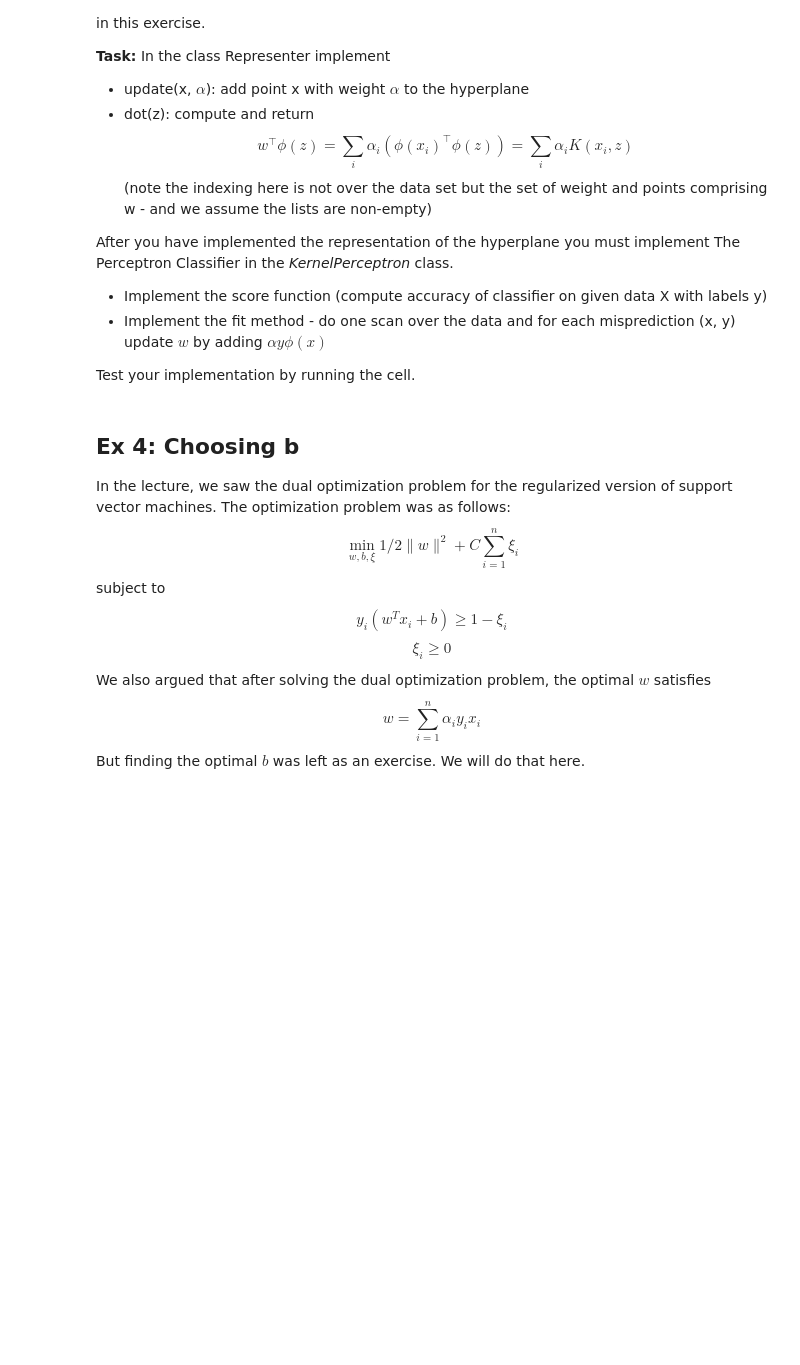
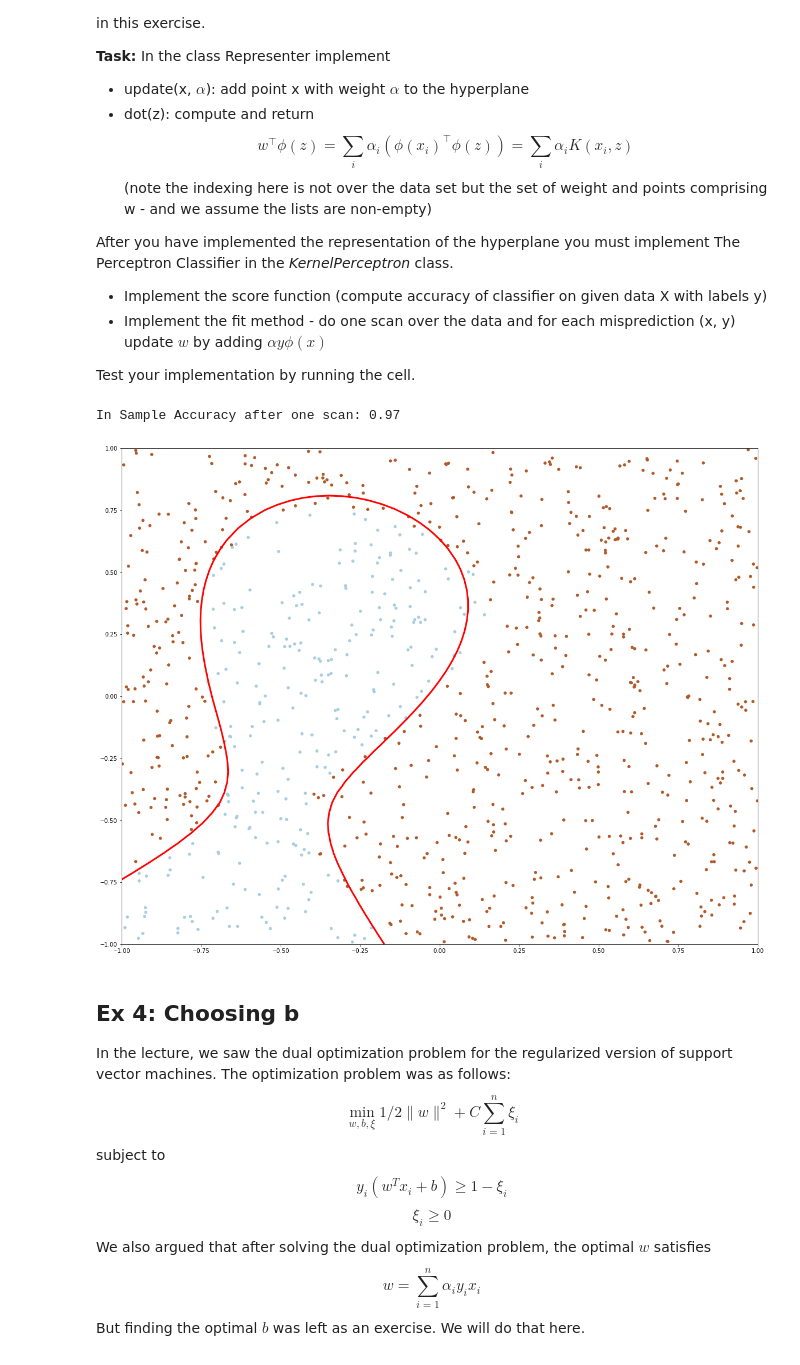
Before and after one commit to AGTheWiz/ML22, a Jupyter notebook: week9/theory.ipynb, the cells around one changed output. Drawn from its saved outputs; the diff is of its cells as text; code cells hidden in the pictures; blank space fills up the shorter version.

```diff
--- a/week9/theory.ipynb
+++ b/week9/theory.ipynb
@@ -240,6 +245,8 @@ class Representer():
             a: float - data weight
         """
         ### YOUR CODE HERE
+        self.dat.append(x)
+        self.alpha.append(a)
         ### END CODE
 
     def dot(self, z):
@@ -249,6 +256,9 @@ class Representer():
             z: np.array
         """
         ### YOUR CODE HERE
+        out=0
+        for x,y in zip(self.dat, self.alpha):
+            out+=y*(self.K(x,z))
         ### END CODE
         return out
 
@@ -262,35 +272,47 @@ class KernelPerceptron():
         """ Kernel Perceptron Algorithm
             1. Do one pass over the data - for each misprediction (w.dot(x) * y <= 0) add phi(x) with weight y * alpha to hyperplane representation
 
         """
         w = Representer(self.K)
         ### YOUR CODE HERE
+        for i in range(len(X)):
+            dotx=w.dot(X[i])
+            if np.sign(dotx)!=Y[i]:
+                w.update(X[i],Y[i]*alpha)
+        self.w=w
         ### END CODE
 
     def score(self, X, Y):
         """ Compute Classifier Accuracy
         Args:
           X: np.array n, d
           Y: np.array n,
 
         Returns:
         out: scalar - accuracy of model on data X with labels Y
         """
-        out = None
+        out = 0
         ### YOUR CODE HERE
+        for i in range(len(Y)):
+            dotx=self.w.dot(X[i])
+            if np.sign(dotx)==Y[i]:
+                out=out+1
         ### END CODE
-        return out
+        return out/len(Y)
 
 
 
 D = load_data()
 X = D['X4']
 Y = D['y4']
 rbf_kernel = get_rbf_kernel(1.0)
 kernel_perceptron_classifier = KernelPerceptron(rbf_kernel)
 kernel_perceptron_classifier.fit(X, Y, rbf_kernel)
 print('In Sample Accuracy after one scan: {0}'.format(kernel_perceptron_classifier.score(X, Y)))
 visualize_kernel_perceptron(X, Y, kernel_perceptron_classifier.w)
+# %% [output]
+In Sample Accuracy after one scan: 0.97
+[figure, added]
 # %% [markdown]
 ## Ex 4:  Choosing b
 
```
Also changed, not shown: parts of 1 cell of this notebook, 1 other file.
